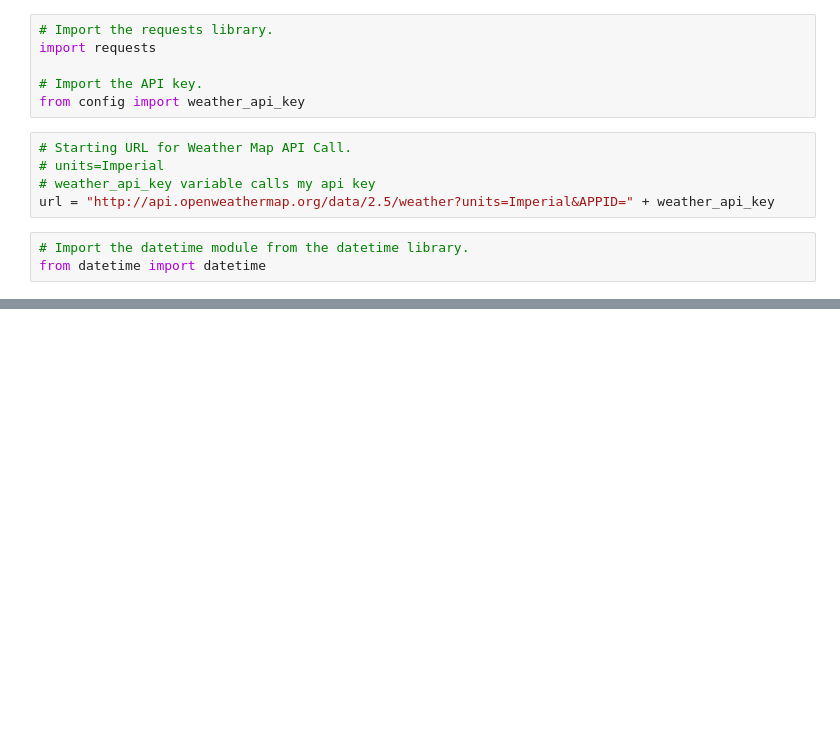
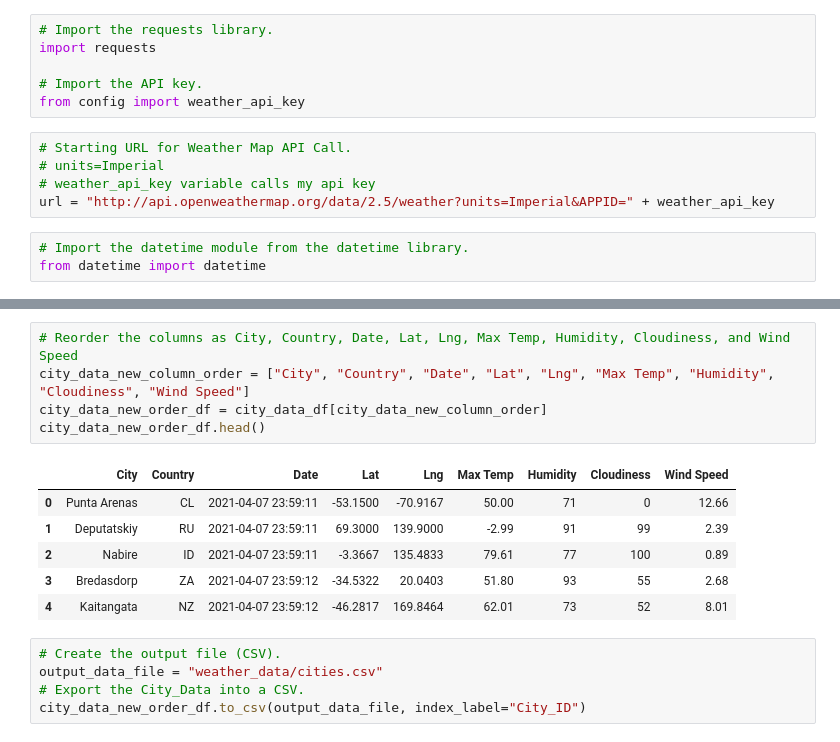
Before and after one commit to rkaysen63/World_Weather_Analysis, a Jupyter notebook: WeatherPy.ipynb, the cells around one changed output, grey strips where cells are left out. Saved outputs shown, nothing was run; the diff lists cells and outputs as text; blank space fills up the shorter version.

Commit message:
modified .gitignore, WeatherPy, added cities.csv

```diff
--- a/WeatherPy.ipynb
+++ b/WeatherPy.ipynb
@@ -114,0 +156,17 @@ print("-----------------------------")
+# %%
+# Reorder the columns as City, Country, Date, Lat, Lng, Max Temp, Humidity, Cloudiness, and Wind Speed
+city_data_new_column_order = ["City", "Country", "Date", "Lat", "Lng", "Max Temp", "Humidity", "Cloudiness", "Wind Speed"]
+city_data_new_order_df = city_data_df[city_data_new_column_order]
+city_data_new_order_df.head()
+# %% [output]
+|  | City | Country | Date | Lat | Lng | Max Temp | Humidity | Cloudiness | Wind Speed |
+| 0 | Punta Arenas | CL | 2021-04-07 23:59:11 | -53.1500 | -70.9167 | 50.00 | 71 | 0 | 12.66 |
+| 1 | Deputatskiy | RU | 2021-04-07 23:59:11 | 69.3000 | 139.9000 | -2.99 | 91 | 99 | 2.39 |
+| 2 | Nabire | ID | 2021-04-07 23:59:11 | -3.3667 | 135.4833 | 79.61 | 77 | 100 | 0.89 |
+| 3 | Bredasdorp | ZA | 2021-04-07 23:59:12 | -34.5322 | 20.0403 | 51.80 | 93 | 55 | 2.68 |
+| 4 | Kaitangata | NZ | 2021-04-07 23:59:12 | -46.2817 | 169.8464 | 62.01 | 73 | 52 | 8.01 |
+# %%
+# Create the output file (CSV).
+output_data_file = "weather_data/cities.csv"
+# Export the City_Data into a CSV.
+city_data_new_order_df.to_csv(output_data_file, index_label="City_ID")
```
Also changed, not shown: parts of 5 cells of this notebook, 2 other files.
